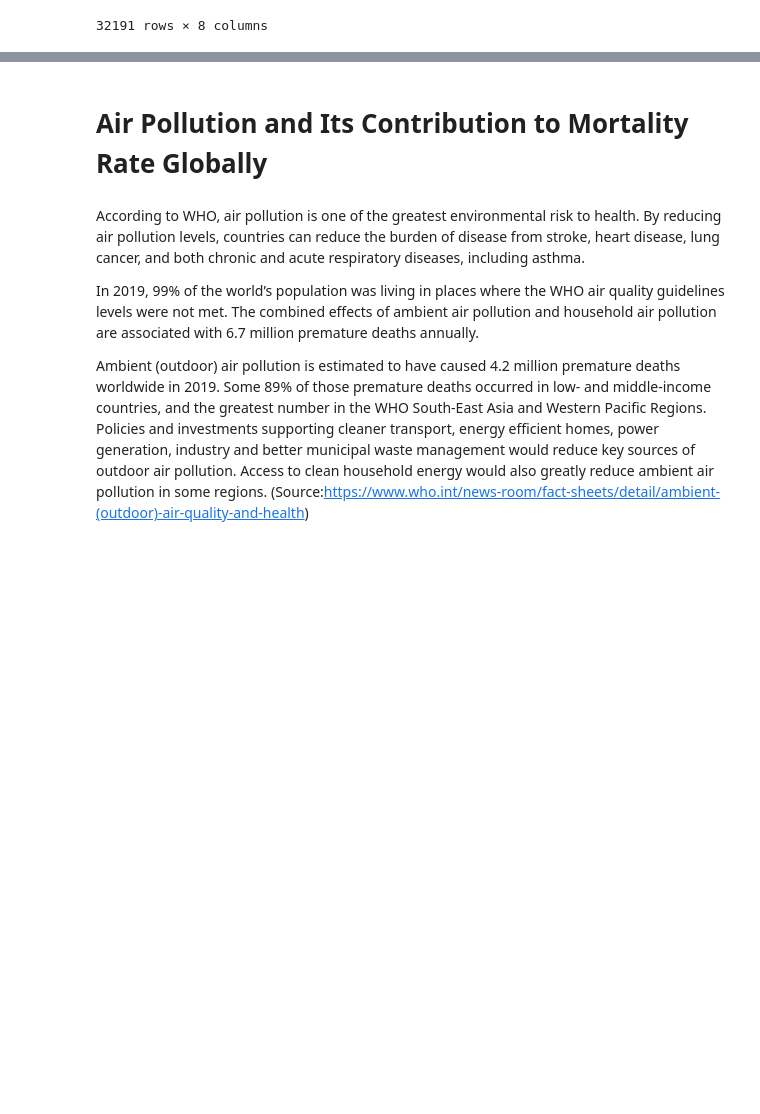
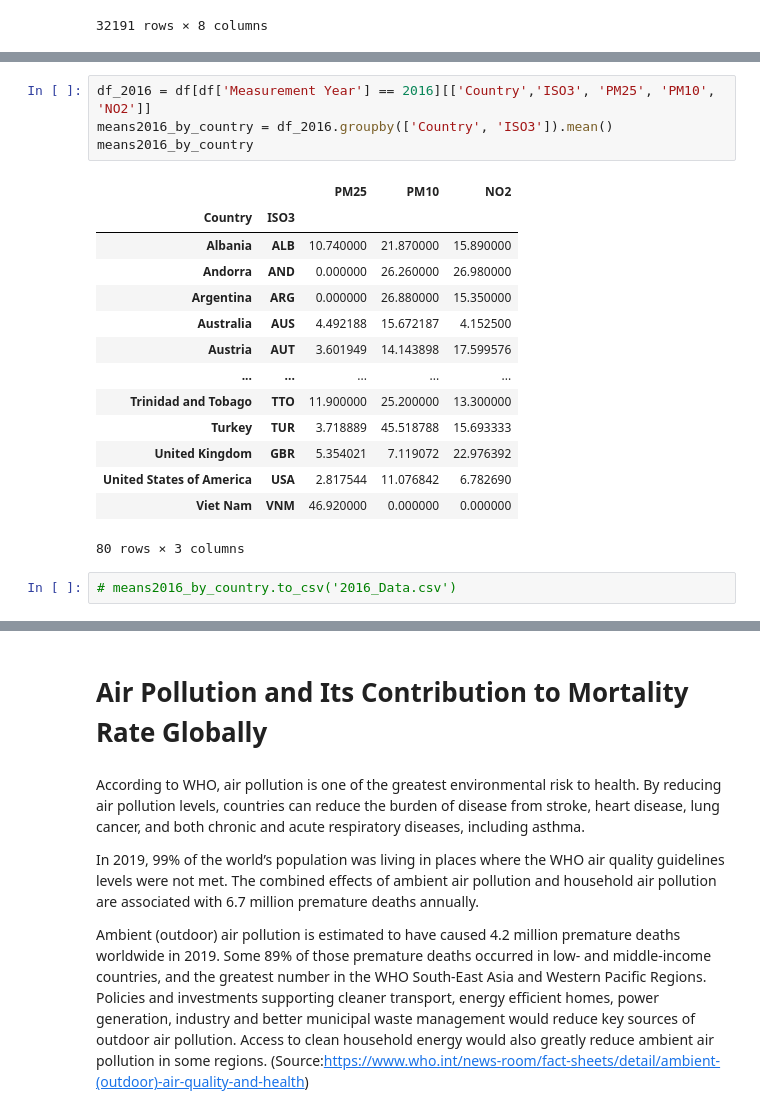
Before and after one commit to sameenshahzad/Project-3_Group-13, a Jupyter notebook: AQ_Data_ETL.ipynb, the cells around one changed output, grey strips where cells are left out. Drawn from its saved outputs; the diff is of its cells as text; blank space fills up the shorter version.

Commit message:
Updated the data

```diff
--- a/AQ_Data_ETL.ipynb
+++ b/AQ_Data_ETL.ipynb
@@ -514,0 +398,21 @@ means2019_by_country
+# %%
+df_2016 = df[df['Measurement Year'] == 2016][['Country','ISO3', 'PM25', 'PM10', 'NO2']]
+means2016_by_country = df_2016.groupby(['Country', 'ISO3']).mean()
+means2016_by_country
+# %% [output]
+|  |  | PM25 | PM10 | NO2 |
+| Country | ISO3 |  |  |  |
+| Albania | ALB | 10.740000 | 21.870000 | 15.890000 |
+| Andorra | AND | 0.000000 | 26.260000 | 26.980000 |
+| Argentina | ARG | 0.000000 | 26.880000 | 15.350000 |
+| Australia | AUS | 4.492188 | 15.672187 | 4.152500 |
+| Austria | AUT | 3.601949 | 14.143898 | 17.599576 |
+| ... | ... | ... | ... | ... |
+| Trinidad and Tobago | TTO | 11.900000 | 25.200000 | 13.300000 |
+| Turkey | TUR | 3.718889 | 45.518788 | 15.693333 |
+| United Kingdom | GBR | 5.354021 | 7.119072 | 22.976392 |
+| United States of America | USA | 2.817544 | 11.076842 | 6.782690 |
+| Viet Nam | VNM | 46.920000 | 0.000000 | 0.000000 |
+80 rows × 3 columns
+# %%
+# means2016_by_country.to_csv('2016_Data.csv')
```
Also changed, not shown: parts of 34 cells of this notebook, 7 other files.
